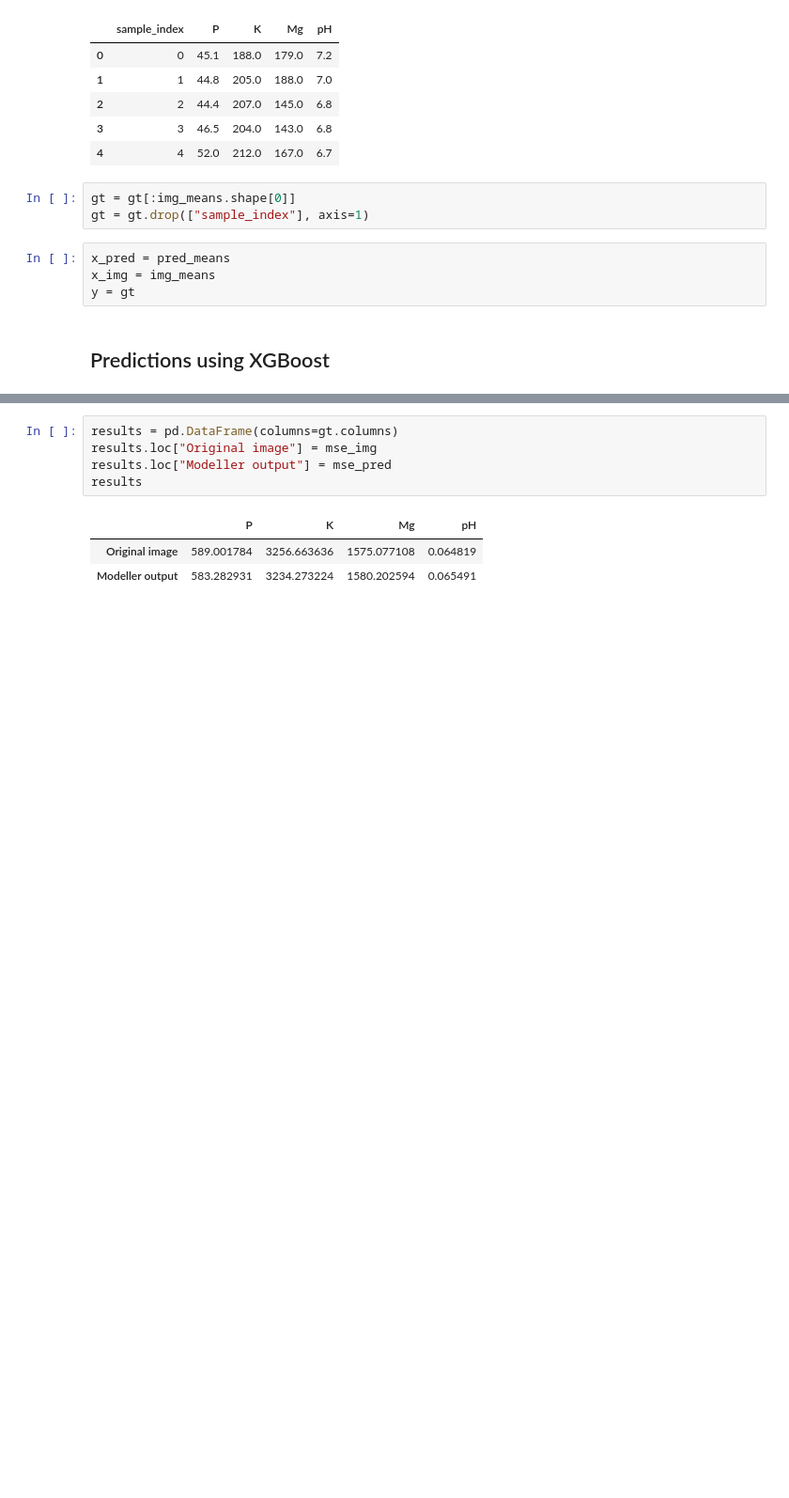
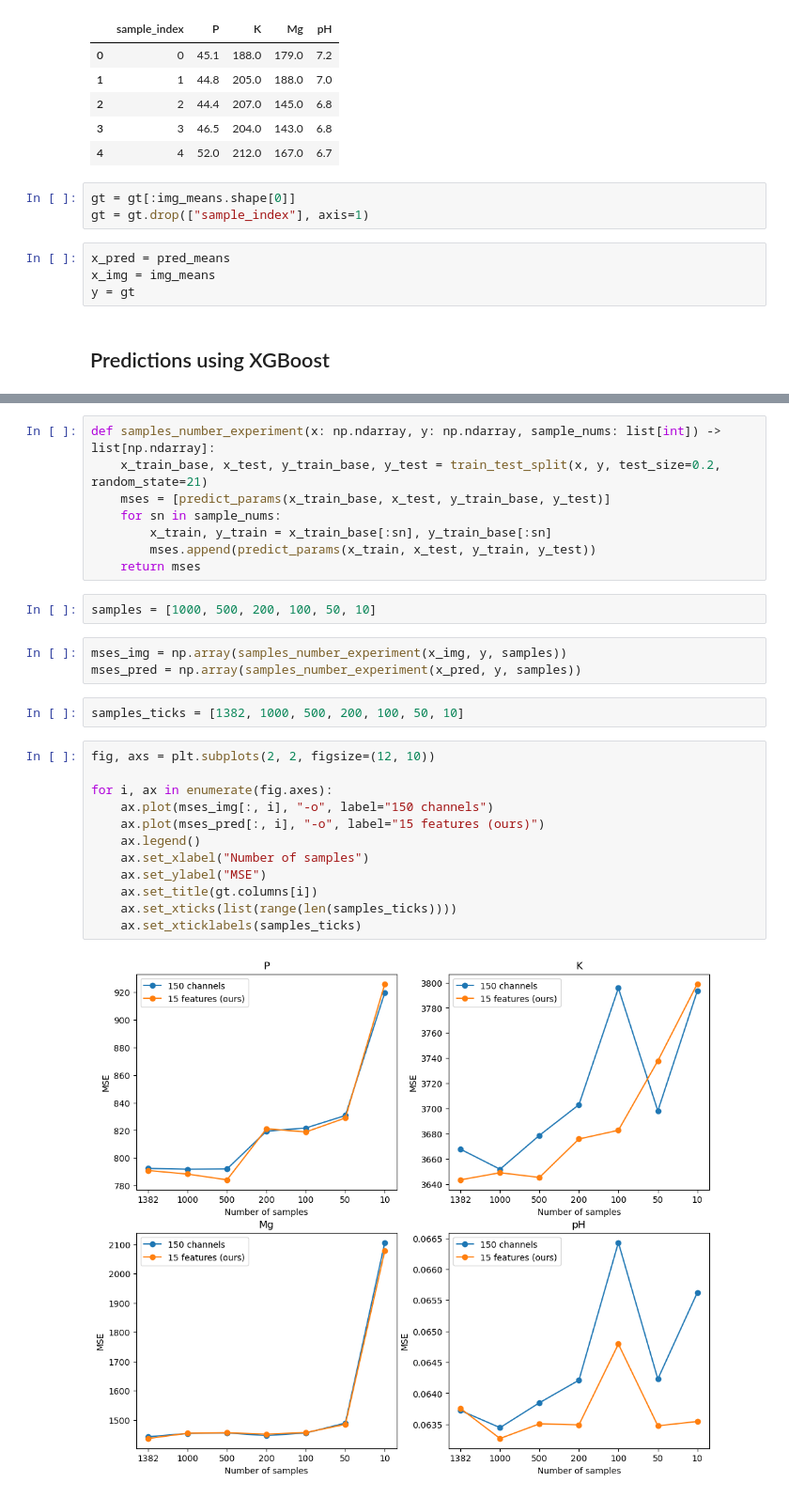
Before and after one commit to zuzg/domain-aware-hyperspectral-ml, a Jupyter notebook: notebooks/soil_params_estimation.ipynb, the cells around one changed output, grey strips where cells are left out. Shown: that part at 94% size. Saved outputs shown, nothing was run; the diff lists cells and outputs as text; blank space fills up the shorter version.

```diff
--- a/notebooks/soil_params_estimation.ipynb
+++ b/notebooks/soil_params_estimation.ipynb
@@ -102,9 +102,29 @@ mse_pred = predict_params(x_pred, y)
-# %%
-results = pd.DataFrame(columns=gt.columns)
-results.loc["Original image"] = mse_img
-results.loc["Modeller output"] = mse_pred
-results
-# %% [output]
-|  | P | K | Mg | pH |
-| Original image | 589.001784 | 3256.663636 | 1575.077108 | 0.064819 |
-| Modeller output | 583.282931 | 3234.273224 | 1580.202594 | 0.065491 |
+# %%
+def samples_number_experiment(x: np.ndarray, y: np.ndarray, sample_nums: list[int]) -> list[np.ndarray]:
+    x_train_base, x_test, y_train_base, y_test = train_test_split(x, y, test_size=0.2, random_state=21)
+    mses = [predict_params(x_train_base, x_test, y_train_base, y_test)]
+    for sn in sample_nums:
+        x_train, y_train = x_train_base[:sn], y_train_base[:sn]
+        mses.append(predict_params(x_train, x_test, y_train, y_test))
+    return mses
+# %%
+samples = [1000, 500, 200, 100, 50, 10]
+# %%
+mses_img = np.array(samples_number_experiment(x_img, y, samples))
+mses_pred = np.array(samples_number_experiment(x_pred, y, samples))
+# %%
+samples_ticks = [1382, 1000, 500, 200, 100, 50, 10]
+# %%
+fig, axs = plt.subplots(2, 2, figsize=(12, 10))
+
+for i, ax in enumerate(fig.axes):
+    ax.plot(mses_img[:, i], "-o", label="150 channels")
+    ax.plot(mses_pred[:, i], "-o", label="15 features (ours)")
+    ax.legend()
+    ax.set_xlabel("Number of samples")
+    ax.set_ylabel("MSE")
+    ax.set_title(gt.columns[i])
+    ax.set_xticks(list(range(len(samples_ticks))))
+    ax.set_xticklabels(samples_ticks)
+# %% [output]
+[figure, added]
```
Also changed, not shown: parts of 11 cells of this notebook, 5 other files.
